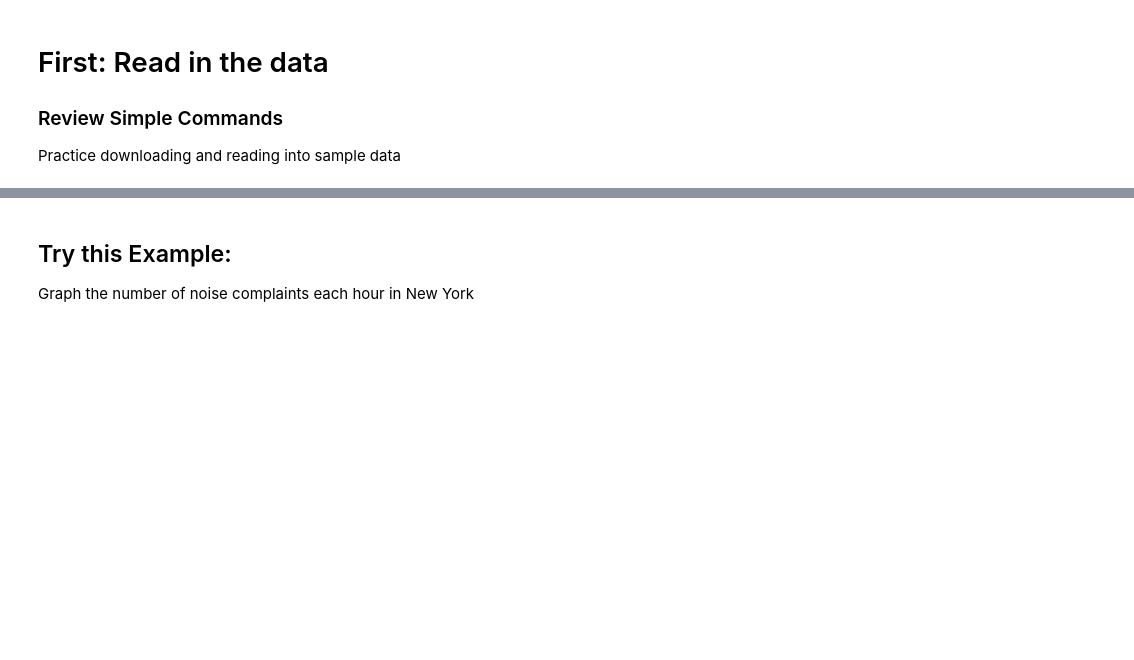
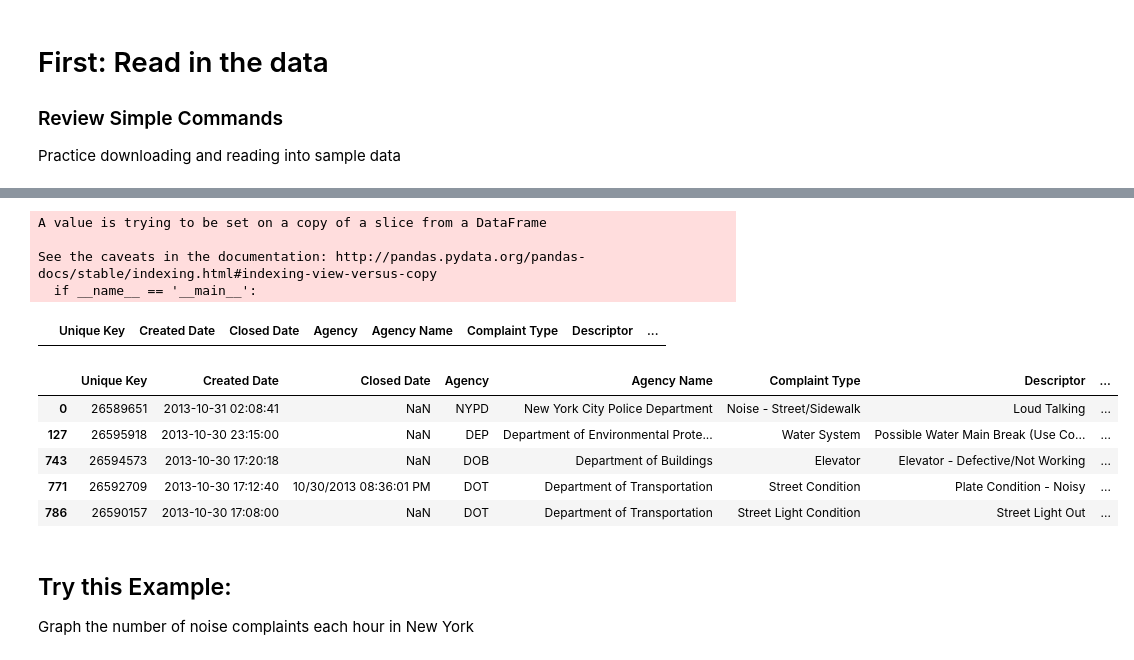
Before and after one commit to hhenningsg/Hannah-DS4, a Jupyter notebook: lessons/lesson-01/code/starter-code/starter-code-1.ipynb, the cells around one changed output, grey strips where cells are left out. Cells and saved outputs as stored; diff of their text form; code cells hidden in the pictures; blank space fills up the shorter version.

```diff
--- a/lessons/lesson-01/code/starter-code/starter-code-1.ipynb
+++ b/lessons/lesson-01/code/starter-code/starter-code-1.ipynb
@@ -109,3 +326,35 @@ orig_data.describe()
+# %%
+otherDataFrame.dropna(inplace = True)
+# %% [output]
+A value is trying to be set on a copy of a slice from a DataFrame
+
+See the caveats in the documentation: http://pandas.pydata.org/pandas-docs/stable/indexing.html#indexing-view-versus-copy
+  if __name__ == '__main__':
+# %%
+otherDataFram2.head()
+# %% [output]
+|  | Unique Key | Created Date | Closed Date | Agency | Agency Name | Complaint Type | Descriptor | ... |
+# %%
+#this is similar to a SQL query...we are getting rid of rows based on a condition.
+#use ~ to make the statement "is not null"
+#this is another way to filter.  Be
+
+df5 = orig_data[ ~orig_data["Address Type"].isnull()]
+#df5.head()
+
+
+#if you want to use multiple conditions...
+#give me all
+#"11432" is in quotes because the Incident Zip is a string
+df6 = orig_data[ (~orig_data["Address Type"].isnull()) & (orig_data["Incident Zip"] == "11432")]
+df6.head()
+# %% [output]
+|  | Unique Key | Created Date | Closed Date | Agency | Agency Name | Complaint Type | Descriptor | ... |
+| 0 | 26589651 | 2013-10-31 02:08:41 | NaN | NYPD | New York City Police Department | Noise - Street/Sidewalk | Loud Talking | ... |
+| 127 | 26595918 | 2013-10-30 23:15:00 | NaN | DEP | Department of Environmental Prote... | Water System | Possible Water Main Break (Use Co... | ... |
+| 743 | 26594573 | 2013-10-30 17:20:18 | NaN | DOB | Department of Buildings | Elevator | Elevator - Defective/Not Working | ... |
+| 771 | 26592709 | 2013-10-30 17:12:40 | 10/30/2013 08:36:01 PM | DOT | Department of Transportation | Street Condition | Plate Condition - Noisy | ... |
+| 786 | 26590157 | 2013-10-30 17:08:00 | NaN | DOT | Department of Transportation | Street Light Condition | Street Light Out | ... |
 # %%
 plt.scatter(orig_data['Longitude'], orig_data['Latitude'], marker='.', color="purple")
 # %% [markdown]
```
Also changed, not shown: parts of 31 cells of this notebook.
